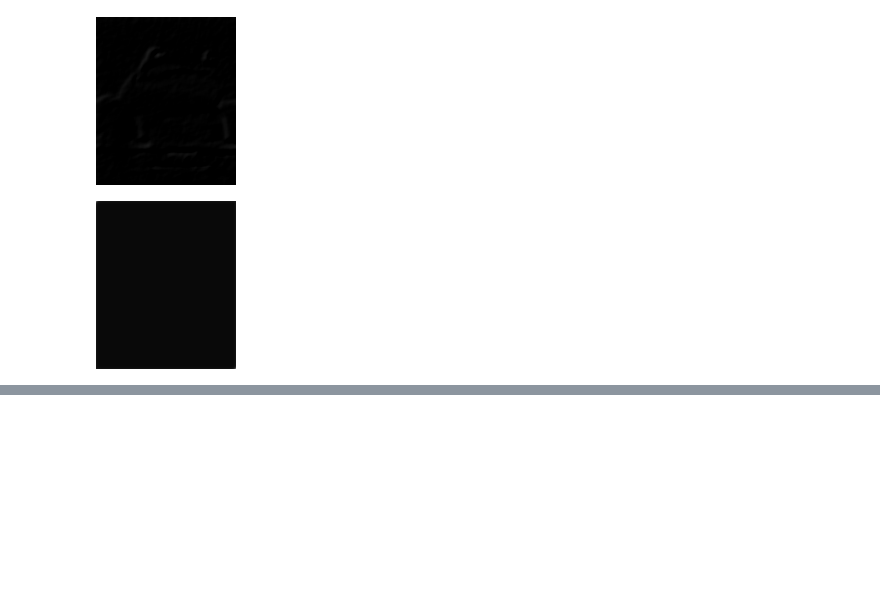
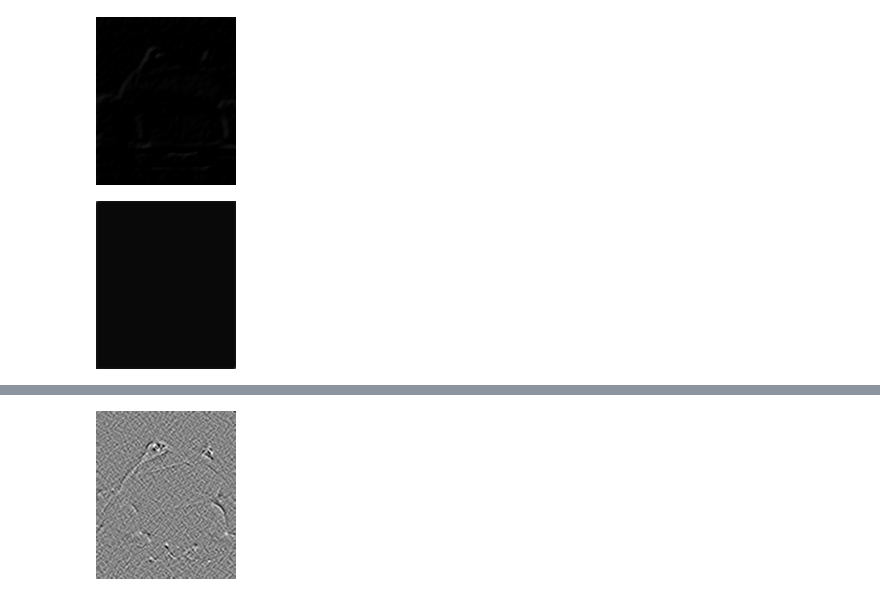
Before and after one commit to yiyuezhuo/nonparametric-statistic-class-paper, a Jupyter notebook: smoothing_julia.ipynb, the cells around one changed output, grey strips where cells are left out. Drawn from its saved outputs; the diff is of its cells as text; code cells hidden in the pictures; blank space fills up the shorter version.

```diff
--- a/smoothing_julia.ipynb
+++ b/smoothing_julia.ipynb
@@ -391,0 +468,7 @@ Gray.(mat4[3,:,:])
+# %%
+coef = imfilter(Gray.(toad_noised), Kernel.sobel())
+coef_min = minimum(coef)
+coef_max = maximum(coef)
+Gray.((coef .- coef_min)./(coef_max - coef_min))
+# %% [output]
+[figure, added]
```
Also changed, not shown: parts of 29 cells of this notebook, 8 other files.
